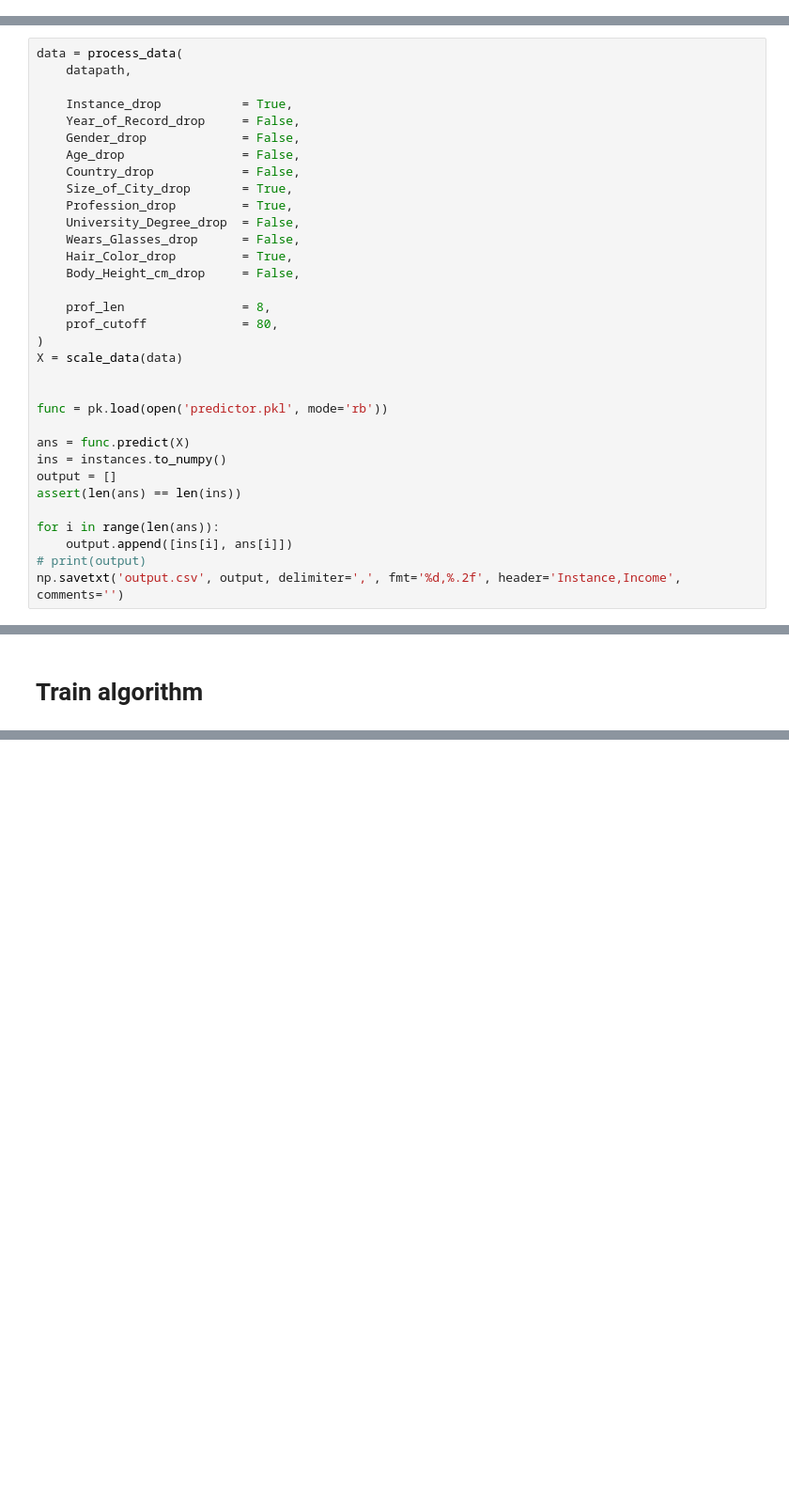
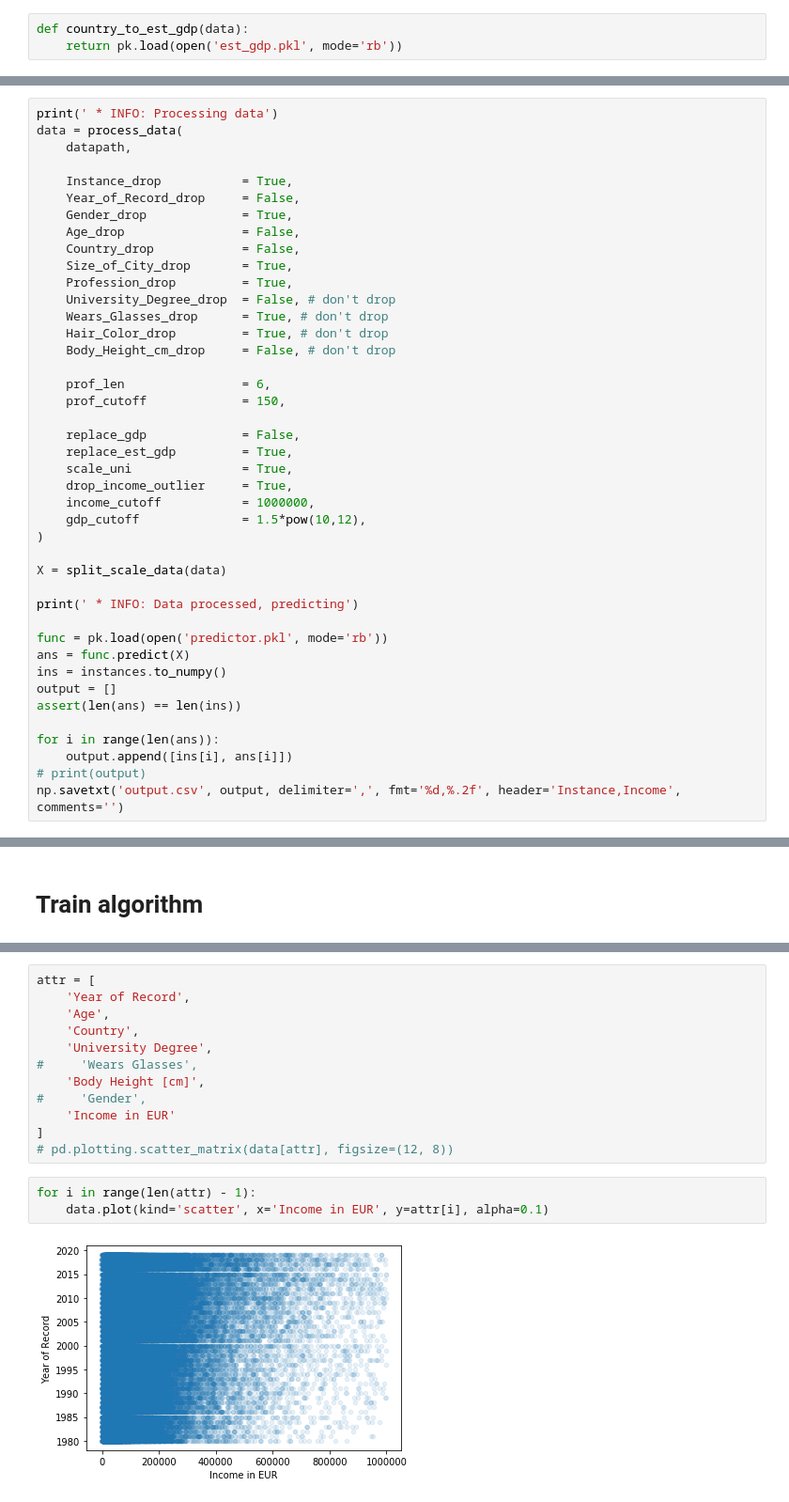
Before and after one commit to daniel-dennis/TCD-ML-1, a Jupyter notebook: predict.ipynb, the cells around one changed output, grey strips where cells are left out. Shown: that part at 94% size. Drawn from its saved outputs; the diff is of its cells as text; blank space fills up the shorter version.

```diff
--- a/predict.ipynb
+++ b/predict.ipynb
@@ -90,6 +97,9 @@ def one_hot_encode(data, column):
     transformed = degree_encoder.transform(data[column])
     ohe_df = pd.DataFrame(transformed)
     return pd.concat([data, ohe_df], axis=1).drop([column], axis=1)
+# %%
+def country_to_est_gdp(data):
+    return pk.load(open('est_gdp.pkl', mode='rb'))
 # %%
 def process_data(path,
                  Instance_drop,
@@ -214,29 +278,38 @@ def scale_data(data):
     X = data.drop(columns=['Income'])#
     return scaler.transform(X)
 # %%
+print(' * INFO: Processing data')
 data = process_data(
     datapath,
 
     Instance_drop           = True,
     Year_of_Record_drop     = False,
-    Gender_drop             = False,
+    Gender_drop             = True,
     Age_drop                = False,
     Country_drop            = False,
     Size_of_City_drop       = True,
     Profession_drop         = True,
-    University_Degree_drop  = False,
-    Wears_Glasses_drop      = False,
-    Hair_Color_drop         = True,
-    Body_Height_cm_drop     = False,
+    University_Degree_drop  = False, # don't drop
+    Wears_Glasses_drop      = True, # don't drop
+    Hair_Color_drop         = True, # don't drop
+    Body_Height_cm_drop     = False, # don't drop
 
-    prof_len                = 8,
-    prof_cutoff             = 80,
+    prof_len                = 6,
+    prof_cutoff             = 150,
+
+    replace_gdp             = False,
+    replace_est_gdp         = True,
+    scale_uni               = True,
+    drop_income_outlier     = True,
+    income_cutoff           = 1000000,
+    gdp_cutoff              = 1.5*pow(10,12),
 )
-X = scale_data(data)
 
+X = split_scale_data(data)
+
+print(' * INFO: Data processed, predicting')
 
 func = pk.load(open('predictor.pkl', mode='rb'))
-
 ans = func.predict(X)
 ins = instances.to_numpy()
 output = []
@@ -260,0 +362,17 @@ np.savetxt('output.csv', output, delimiter=',', fmt='%d,%.2f', header='Instance,
+# %%
+attr = [
+    'Year of Record',
+    'Age',
+    'Country',
+    'University Degree',
+#     'Wears Glasses',
+    'Body Height [cm]',
+#     'Gender',
+    'Income in EUR'
+]
+# pd.plotting.scatter_matrix(data[attr], figsize=(12, 8))
+# %%
+for i in range(len(attr) - 1):
+    data.plot(kind='scatter', x='Income in EUR', y=attr[i], alpha=0.1)
+# %% [output]
+[figure, added]
```
Also changed, not shown: parts of 9 cells of this notebook, 1 other file.
